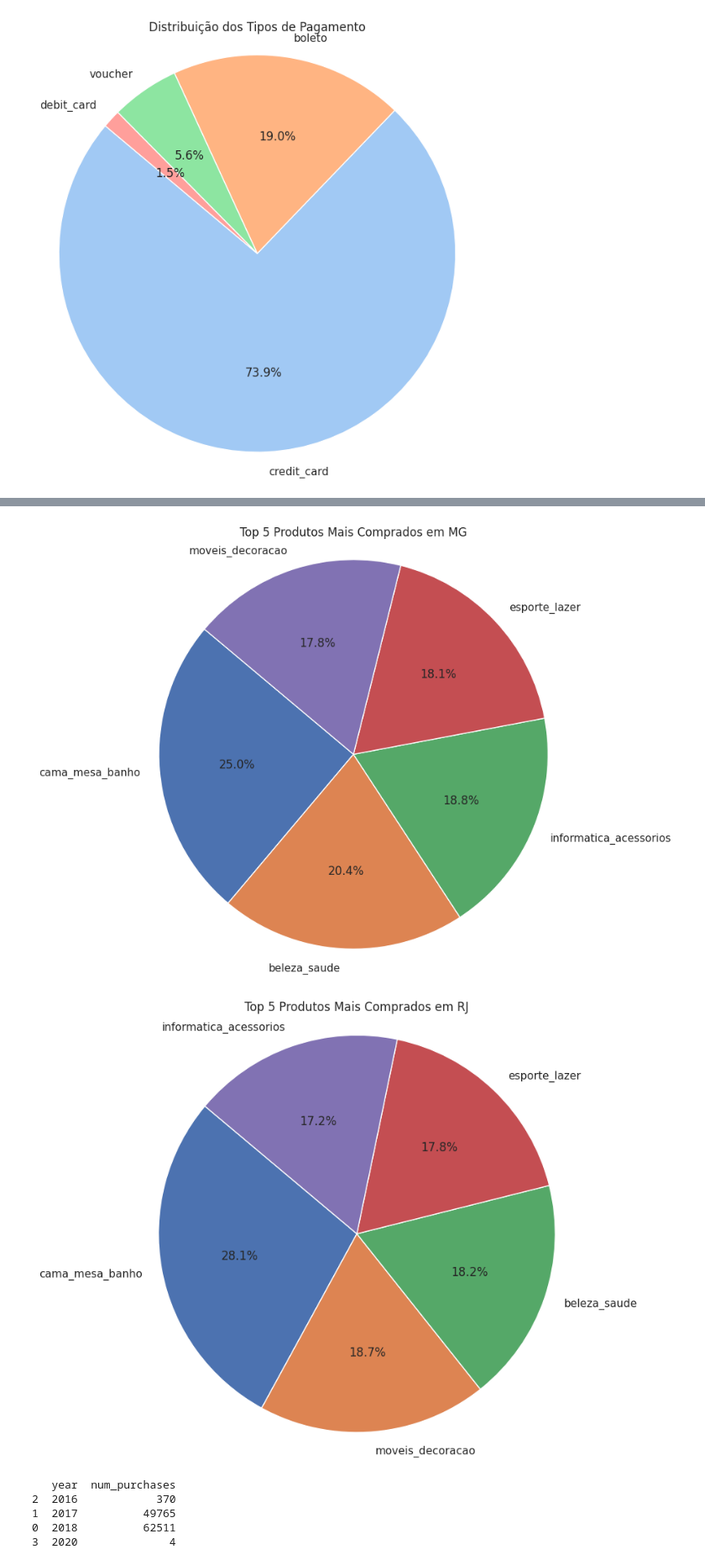
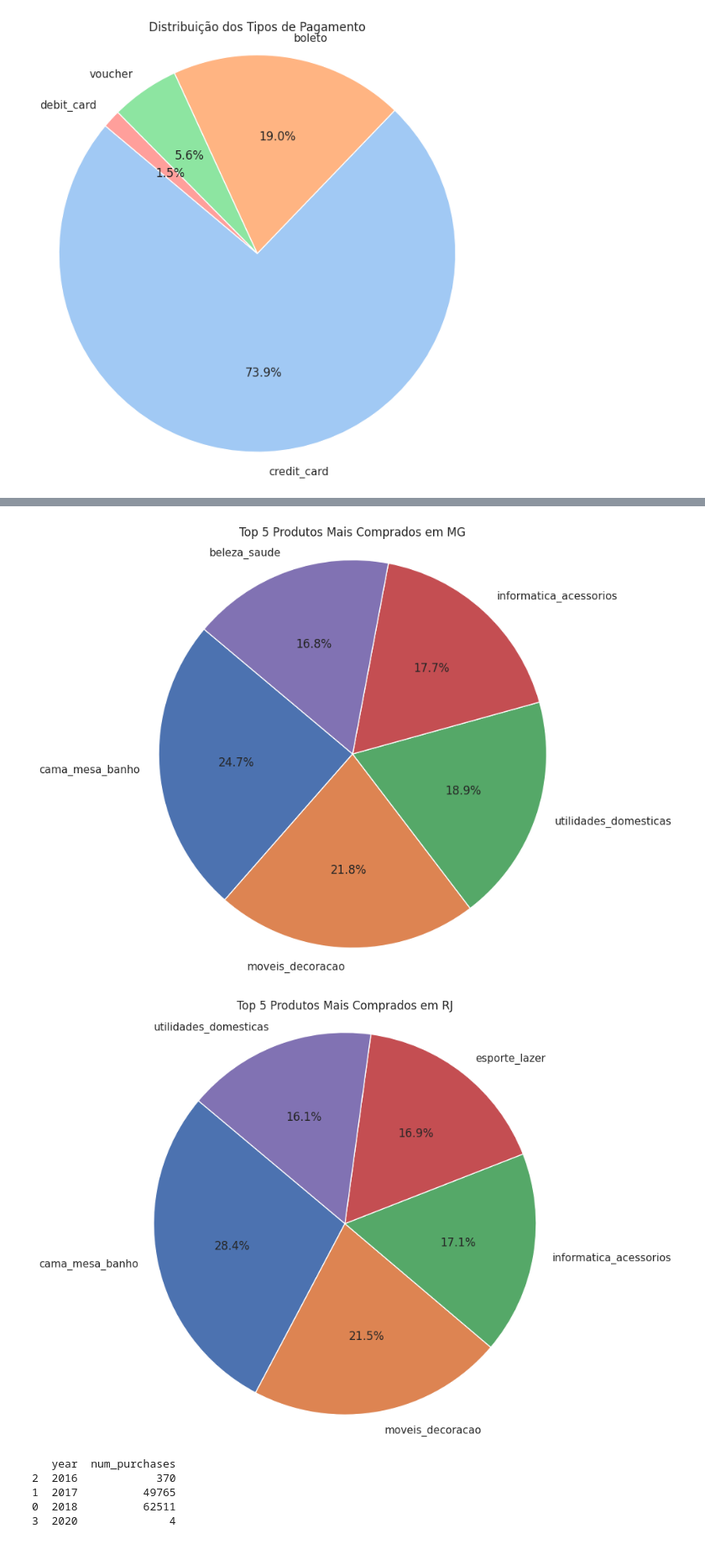
Before and after one commit to PedroNB10/dcova-data-analysis, a Jupyter notebook: main.ipynb, the cells around one changed output, grey strips where cells are left out. Shown: that part at 84% size. Cells and saved outputs as stored; diff of their text form; code cells hidden in the pictures.

```diff
--- a/main.ipynb
+++ b/main.ipynb
@@ -28,6 +28,9 @@ dados_dos_pedidos = pd.read_csv('olist_orders_dataset.csv') # esse dataset cont
 # "order_id","order_item_id","product_id","seller_id","shipping_limit_date","price","freight_value"
 dados_dos_itens_do_pedido = pd.read_csv('olist_order_items_dataset.csv') # esse dataset contém dados do id do pedido, id do item do pedido, id do produto, id do vendedor, data limite de envio, preço e valor do frete
 
+dado_dos_clientes = pd.read_csv('olist_customers_dataset.csv')
+
+avaliacoes =  pd.read_csv('olist_order_reviews_dataset.csv')
 
 dados_geograficos.head()
 # %% [output]
@@ -40,3 +45,13 @@ dados_geograficos.head()
+# %%
+todos_pedidos = pd.merge(dados_dos_pedidos, dados_dos_itens_do_pedido)
+
+pedidos_e_produtos = pd.merge(todos_pedidos, dados_dos_produtos, on="product_id") # faz o merge dos datasets de pedidos e produtos com base no id do produto
+
+dados_cliente_pedidos = pd.merge(todos_pedidos, dado_dos_clientes, on='customer_id')
+
+dados_itens_pedidos_produtos = pd.merge(dados_dos_itens_do_pedido, dados_dos_produtos, on='product_id')
+
+pedidos_produtos = pd.merge(dados_itens_pedidos_produtos, dados_cliente_pedidos, on='order_id')
 # %%
 # Primeiro, obtenha os 10 estados com maiores contagens
 top_10_estados = dados_geograficos['geolocation_state'].value_counts().nlargest(10).index
@@ -243,11 +248,11 @@ def plot_top_products_pie_chart(df, state_code, top_n=5):
     plt.show()
 # %%
 # Para São Paulo (SP)
-plot_top_products_pie_chart(product_orders, 'SP')
+plot_top_products_pie_chart(pedidos_produtos, 'SP')
 
 # Para Minas Gerais (MG)
-plot_top_products_pie_chart(product_orders, 'MG')
+plot_top_products_pie_chart(pedidos_produtos, 'MG')
 
 # Para Rio de Janeiro (RJ)
-plot_top_products_pie_chart(product_orders, 'RJ')
+plot_top_products_pie_chart(pedidos_produtos, 'RJ')
 # %% [output]
@@ -255,3 +260,3 @@ plot_top_products_pie_chart(product_orders, 'RJ')
-[figure, old version]
+[figure, new version]
-[figure, old version]
+[figure, new version]
 # %%
```
Also changed, not shown: parts of 9 cells of this notebook.
